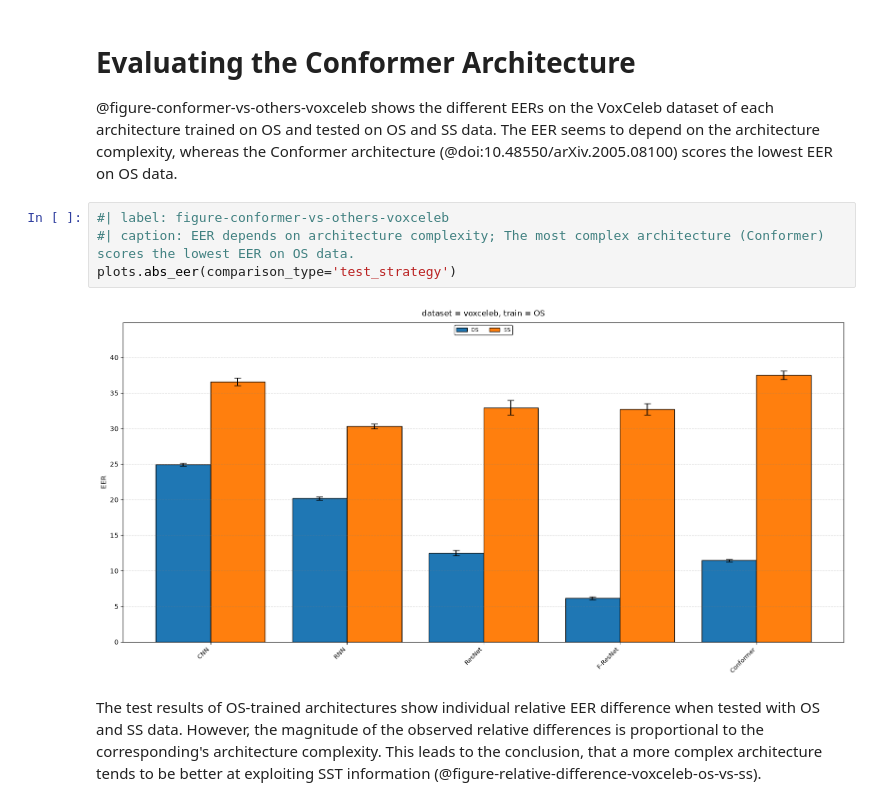
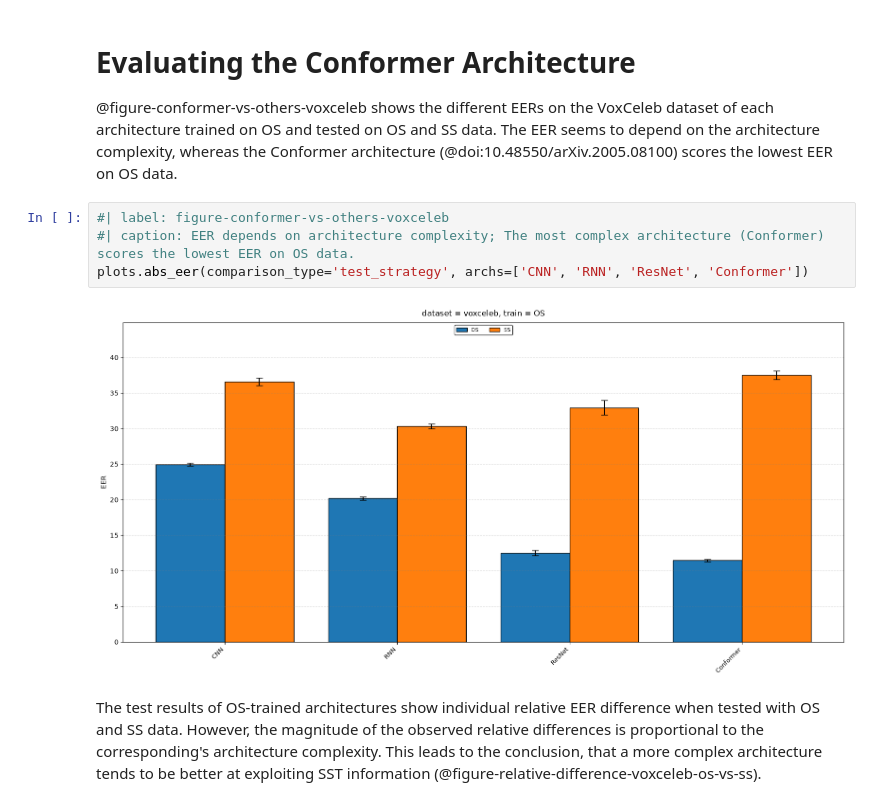
Before and after one commit to sage-diarization/Speaker-Recognition-Supra-Segmental-Temporal-Features, a Jupyter notebook: doc/speaker-verification.ipynb, the cells around one changed output. Cells and saved outputs as stored; diff of their text form.

```diff
--- a/doc/speaker-verification.ipynb
+++ b/doc/speaker-verification.ipynb
@@ -50,9 +50,9 @@ plots.paper_vs_repro()
 # %%
 #| label: figure-conformer-vs-others-voxceleb
 #| caption: EER depends on architecture complexity; The most complex architecture (Conformer) scores the lowest EER on OS data.
-plots.abs_eer(comparison_type='test_strategy')
+plots.abs_eer(comparison_type='test_strategy', archs=['CNN', 'RNN', 'ResNet', 'Conformer'])
 # %% [output]
-[figure, old version]
+[figure, new version]
 # %% [markdown]
 The test results of OS-trained architectures show individual relative EER difference when tested with OS and SS data. However, the magnitude of the observed relative differences is proportional to the corresponding's architecture complexity. This leads to the conclusion, that a more complex architecture tends to be better at exploiting SST information (@figure-relative-difference-voxceleb-os-vs-ss).
 # %%
```
Also changed, not shown: parts of 12 cells of this notebook, 2 other files.
